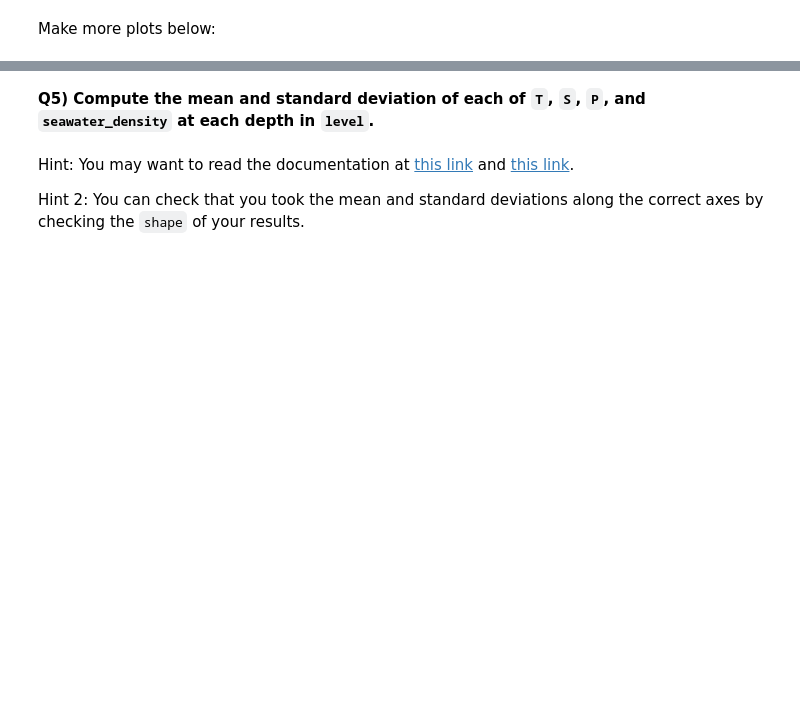
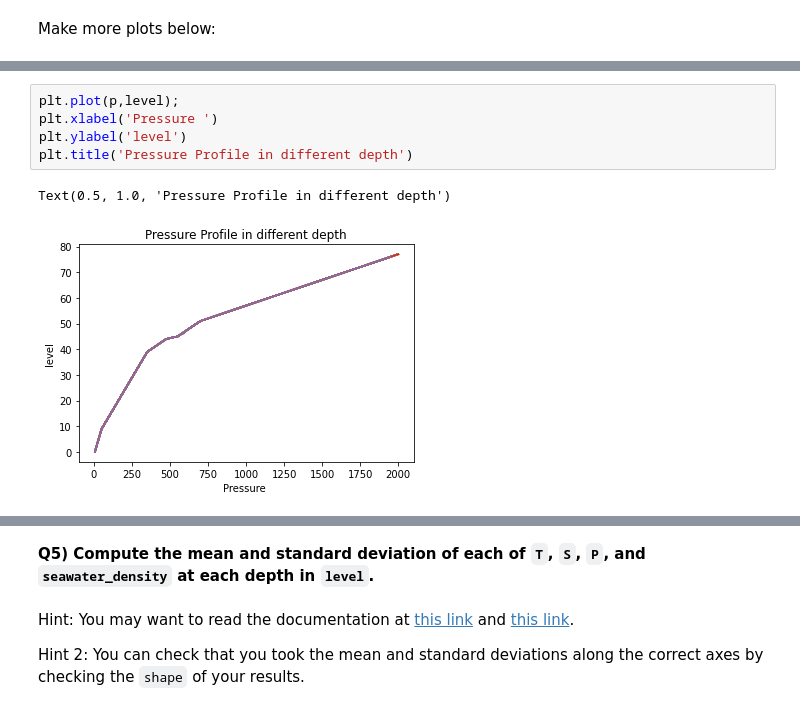
Before and after one commit to mojanshadkar/2022_Intro_Python, a Jupyter notebook: Exercises/W2_S1.ipynb, the cells around one changed output, grey strips where cells are left out. Drawn from its saved outputs; the diff is of its cells as text; blank space fills up the shorter version.

```diff
--- a/Exercises/W2_S1.ipynb
+++ b/Exercises/W2_S1.ipynb
@@ -226,0 +236,8 @@ Make more plots below:
+# %%
+plt.plot(p,level);
+plt.xlabel('Pressure ')
+plt.ylabel('level')
+plt.title('Pressure Profile in different depth')
+# %% [output]
+Text(0.5, 1.0, 'Pressure Profile in different depth')
+[figure, added]
```
Also changed, not shown: parts of 8 cells of this notebook.
